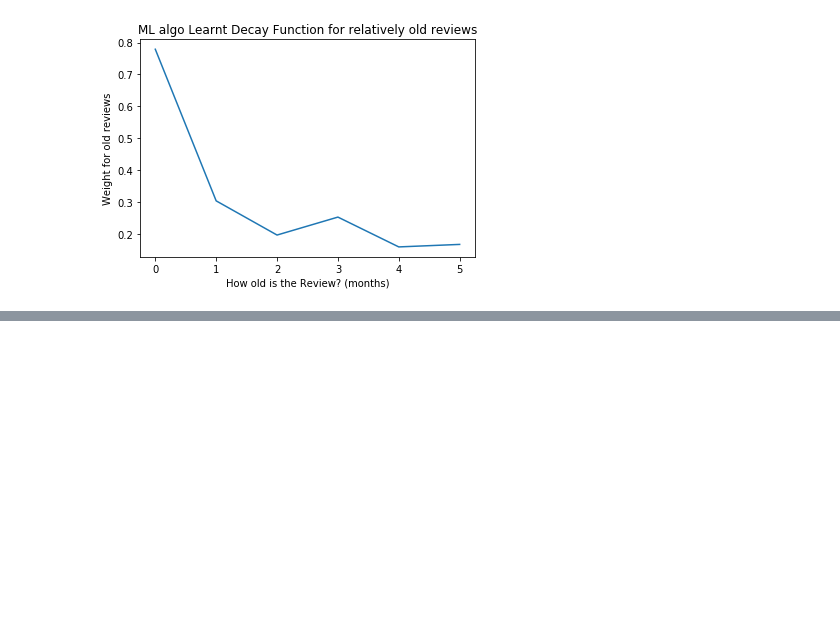
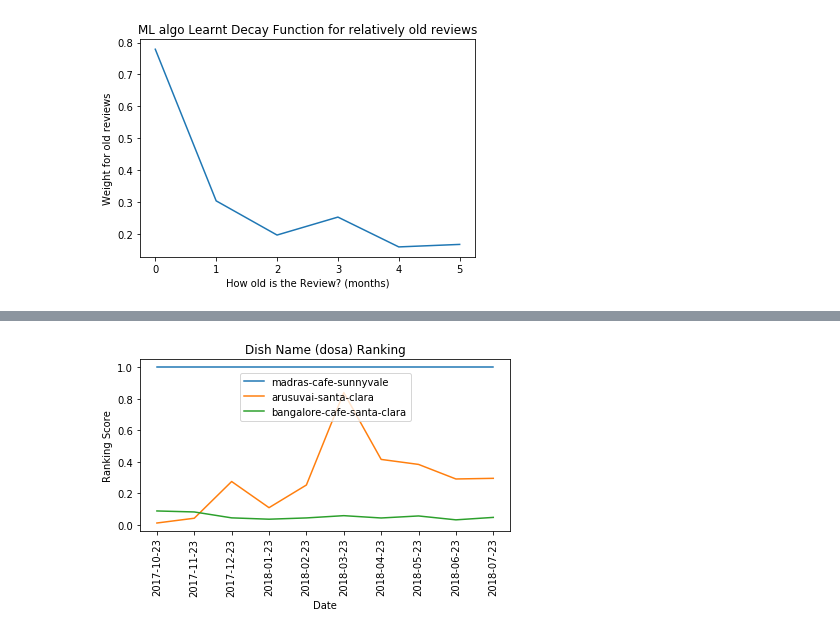
Before and after one commit to bvaidyan/Drank2, a Jupyter notebook: DA9.ipynb, the cells around one changed output, grey strips where cells are left out. Cells and saved outputs as stored; diff of their text form; code cells hidden in the pictures; blank space fills up the shorter version.

```diff
--- a/DA9.ipynb
+++ b/DA9.ipynb
@@ -382,0 +382,42 @@ for dname in ['vada pav','dosa','idli','pizza','biryani','chole','pani puri','pa
+# %%
+#future prediction plots
+for dname in ['dosa']:
+
+    dt=['2017-10-23','2017-11-23','2017-12-23','2018-01-23','2018-02-23','2018-03-23','2018-04-23','2018-05-23','2018-06-23','2018-07-23']
+
+    y_pred_list=[]
+
+    for d in dt:
+        bd1=big_dataframe.copy()
+        del bd1['Unnamed: 0']
+        bd2=init_df(bd1,d,dname)
+        X=collect_6month_trainset(bd2,d)
+        y_pred=grad.predict(X)
+        y_pred_list.append(y_pred)
+
+
+    plt1={}
+    for i in range(len(y_pred_list)):
+        res_names=np.array(X.index)
+        norm_tdidf=np.array(y_pred_list[i]/max(y_pred_list[i]))
+        plt1[dt[i]]={}
+        for j in range(X.index.size):
+            plt1[dt[i]][res_names[j]]=norm_tdidf[j]
+
+    #convert dict to df, and sort it by descending order on tdidf @ latest time.
+    #plot top 3 ranked restaurant.
+    plt2=pd.DataFrame.from_dict(plt1).sort_values('2018-07-23',ascending=[False])
+    x=plt2.columns.tolist()
+    fig, ax = plt.subplots()
+    for i in [0,1,22]:
+        y=plt2.ix[i].tolist()
+        plt.xticks(rotation=90)
+        plt.xlabel('Date')
+        plt.ylabel('Ranking Score')
+        plt.title('Dish Name ('+dname+') Ranking')
+        plt.tight_layout()
+        ax.plot(x, y,  label=plt2.index[i])
+        leg = ax.legend(loc='upper center',bbox_to_anchor=(0.5, 0.95));
+    plt.savefig(dname+'.png', format='png', dpi=300)
+# %% [output]
+[figure, added]
```
Also changed, not shown: parts of 7 cells of this notebook.
